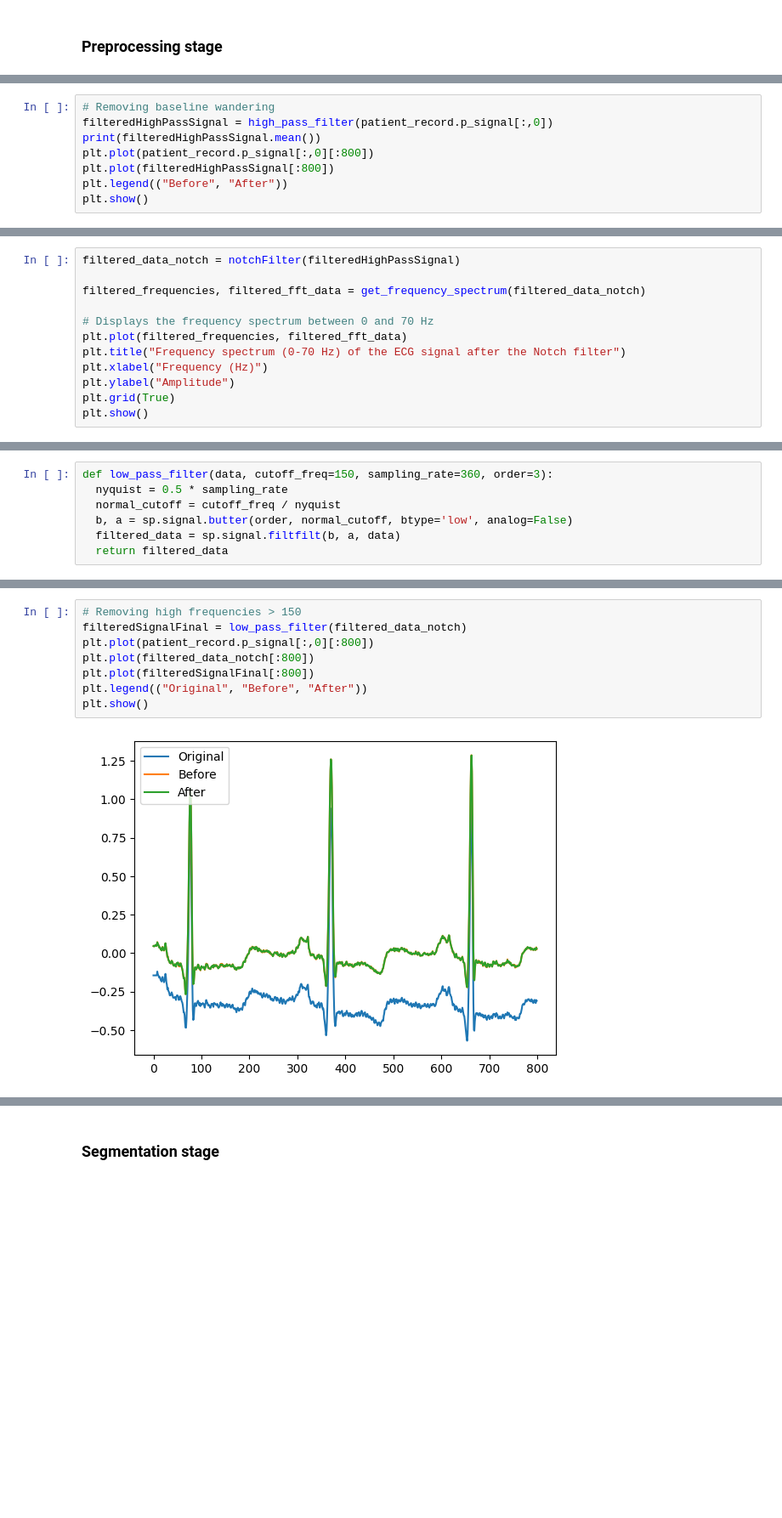
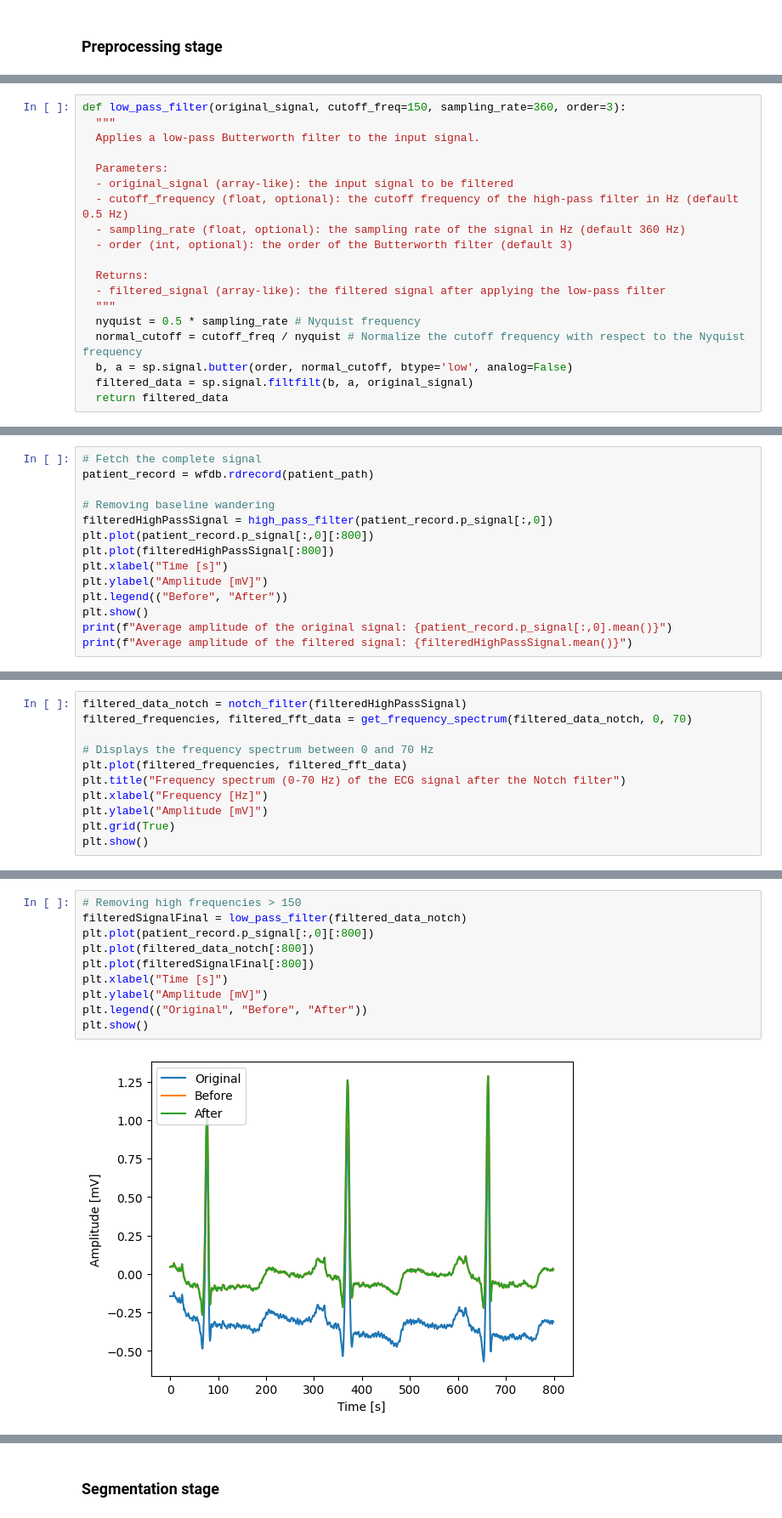
Before and after one commit to GiulioTaralli/Deep-Learning-Classification-MIT-BIH-Arrhythmia-Database, a Jupyter notebook: MIT_BIH_Arrhytmia_Classification.ipynb, the cells around one changed output, grey strips where cells are left out. Shown at 85% size. Saved outputs shown, nothing was run; the diff lists cells and outputs as text; blank space fills up the shorter version.

```diff
--- a/MIT_BIH_Arrhytmia_Classification.ipynb
+++ b/MIT_BIH_Arrhytmia_Classification.ipynb
@@ -190,0 +242,19 @@ def high_pass_filter(original_signal, cutoff_frequency=0.5, sampling_rate=360, o
+# %%
+def low_pass_filter(original_signal, cutoff_freq=150, sampling_rate=360, order=3):
+  """
+  Applies a low-pass Butterworth filter to the input signal.
+
+  Parameters:
+  - original_signal (array-like): the input signal to be filtered
+  - cutoff_frequency (float, optional): the cutoff frequency of the high-pass filter in Hz (default 0.5 Hz)
+  - sampling_rate (float, optional): the sampling rate of the signal in Hz (default 360 Hz)
+  - order (int, optional): the order of the Butterworth filter (default 3)
+
+  Returns:
+  - filtered_signal (array-like): the filtered signal after applying the low-pass filter
+  """
+  nyquist = 0.5 * sampling_rate # Nyquist frequency
+  normal_cutoff = cutoff_freq / nyquist # Normalize the cutoff frequency with respect to the Nyquist frequency
+  b, a = sp.signal.butter(order, normal_cutoff, btype='low', analog=False)
+  filtered_data = sp.signal.filtfilt(b, a, original_signal)
+  return filtered_data
@@ -191,9 +281,15 @@ def high_pass_filter(original_signal, cutoff_frequency=0.5, sampling_rate=360, o
 # %%
+# Fetch the complete signal
+patient_record = wfdb.rdrecord(patient_path)
+
 # Removing baseline wandering
 filteredHighPassSignal = high_pass_filter(patient_record.p_signal[:,0])
-print(filteredHighPassSignal.mean())
 plt.plot(patient_record.p_signal[:,0][:800])
 plt.plot(filteredHighPassSignal[:800])
+plt.xlabel("Time [s]")
+plt.ylabel("Amplitude [mV]")
 plt.legend(("Before", "After"))
 plt.show()
+print(f"Average amplitude of the original signal: {patient_record.p_signal[:,0].mean()}")
+print(f"Average amplitude of the filtered signal: {filteredHighPassSignal.mean()}")
 # %% [output]
@@ -244,13 +374,12 @@ def notchFilter(signal, notch_frequency=60, quality_factor=30, sampling_rate=360
 # %%
-filtered_data_notch = notchFilter(filteredHighPassSignal)
-
-filtered_frequencies, filtered_fft_data = get_frequency_spectrum(filtered_data_notch)
+filtered_data_notch = notch_filter(filteredHighPassSignal)
+filtered_frequencies, filtered_fft_data = get_frequency_spectrum(filtered_data_notch, 0, 70)
 
 # Displays the frequency spectrum between 0 and 70 Hz
 plt.plot(filtered_frequencies, filtered_fft_data)
 plt.title("Frequency spectrum (0-70 Hz) of the ECG signal after the Notch filter")
-plt.xlabel("Frequency (Hz)")
-plt.ylabel("Amplitude")
+plt.xlabel("Frequency [Hz]")
+plt.ylabel("Amplitude [mV]")
 plt.grid(True)
 plt.show()
 # %% [output]
@@ -280,7 +404,0 @@ Finally, I will use a low-pass filter in order to cut the high frequencies. Usua
-# %%
-def low_pass_filter(data, cutoff_freq=150, sampling_rate=360, order=3):
-  nyquist = 0.5 * sampling_rate
-  normal_cutoff = cutoff_freq / nyquist
-  b, a = sp.signal.butter(order, normal_cutoff, btype='low', analog=False)
-  filtered_data = sp.signal.filtfilt(b, a, data)
-  return filtered_data
@@ -287,10 +407,12 @@ def low_pass_filter(data, cutoff_freq=150, sampling_rate=360, order=3):
 # %%
 # Removing high frequencies > 150
 filteredSignalFinal = low_pass_filter(filtered_data_notch)
 plt.plot(patient_record.p_signal[:,0][:800])
 plt.plot(filtered_data_notch[:800])
 plt.plot(filteredSignalFinal[:800])
+plt.xlabel("Time [s]")
+plt.ylabel("Amplitude [mV]")
 plt.legend(("Original", "Before", "After"))
 plt.show()
 # %% [output]
-[figure, old version]
+[figure, new version]
```
Also changed, not shown: parts of 40 cells of this notebook.
